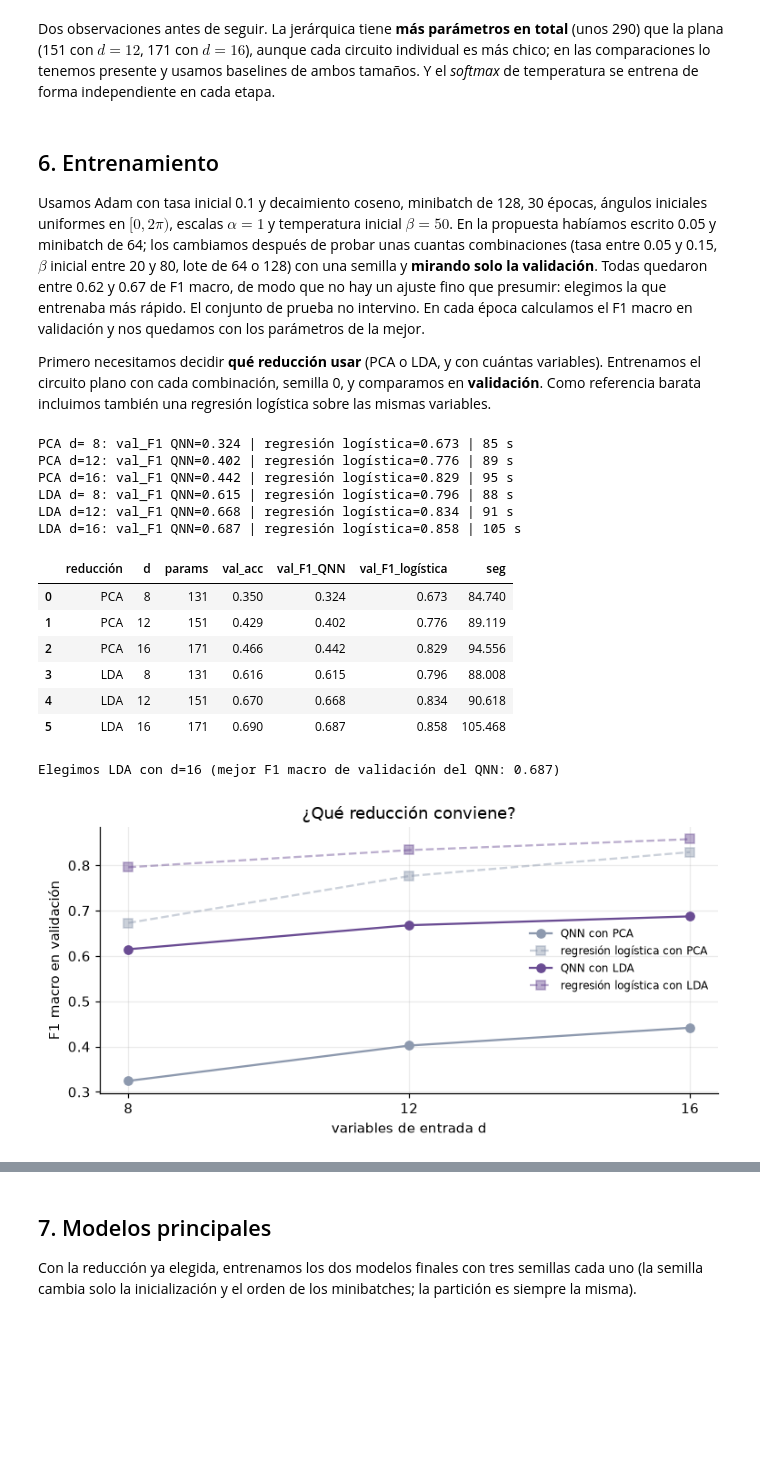
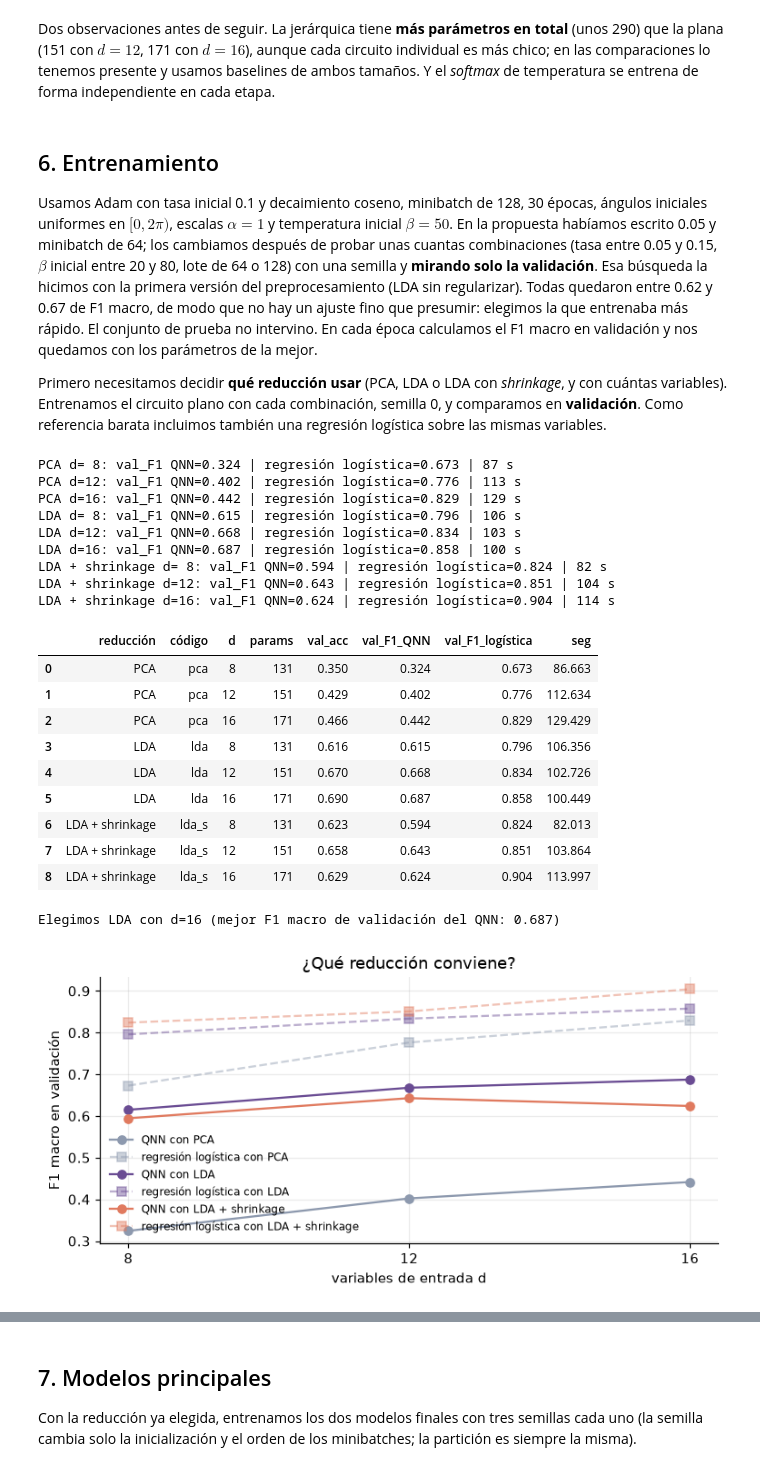
Before and after one commit to KarlaRoChi/Proyecto-FInal-Compu-Cuantica, a Jupyter notebook: Proyecto_Razas/Proyecto_Final_Razas_QML.ipynb, the cells around one changed output, grey strips where cells are left out. Saved outputs shown, nothing was run; the diff lists cells and outputs as text; code cells hidden in the pictures; blank space fills up the shorter version.

```diff
--- a/Proyecto_Razas/Proyecto_Final_Razas_QML.ipynb
+++ b/Proyecto_Razas/Proyecto_Final_Razas_QML.ipynb
@@ -275,9 +276,10 @@ Xva, yva = X_tv[idx_va], y_tv[idx_va]
 print(f"entrenamiento={len(ytr)}  validación={len(yva)}  prueba={len(y_te)}")
 
 class Reductor:
-    """Estandariza -> PCA o LDA -> escala a [0, pi]. Todo se ajusta con los datos que se le pasan en fit."""
+    """Estandariza -> PCA, LDA o LDA con shrinkage -> escala a [0, pi]. Todo se ajusta con los datos que se le pasan en fit."""
     def __init__(self, tipo="pca", d=12):
-        self.tipo, self.d = tipo, d
+        # tipo: "pca", "lda" o "lda_s" (LDA con shrinkage)
+        self.tipo, self.d, self.shrink = ("lda" if tipo.startswith("lda") else tipo), d, tipo == "lda_s"
     def fit(self, X, y):
         self.sc = StandardScaler().fit(X)
         Z = self.sc.transform(X)
@@ -285,7 +287,9 @@ class Reductor:
             self.red = PCA(self.d, random_state=SEED).fit(Z)
         else:
             self.pre = PCA(min(256, Z.shape[0] - 1, Z.shape[1]), random_state=SEED).fit(Z)
-            self.red = LinearDiscriminantAnalysis(n_components=self.d).fit(self.pre.transform(Z), y)
+            lda = (LinearDiscriminantAnalysis(solver="eigen", shrinkage="auto", n_components=self.d) if self.shrink
+                   else LinearDiscriminantAnalysis(n_components=self.d))
+            self.red = lda.fit(self.pre.transform(Z), y)
         self.ang = MinMaxScaler((0, np.pi)).fit(self._proyecta(X))
         return self
     def _proyecta(self, X):
@@ -606,9 +626,9 @@ Dos observaciones antes de seguir. La jerárquica tiene **más parámetros en to
 # %% [markdown]
 ## 6. Entrenamiento
 
-Usamos Adam con tasa inicial 0.1 y decaimiento coseno, minibatch de 128, 30 épocas, ángulos iniciales uniformes en $[0,2\pi)$, escalas $\alpha=1$ y temperatura inicial $\beta=50$. En la propuesta habíamos escrito 0.05 y minibatch de 64; los cambiamos después de probar unas cuantas combinaciones (tasa entre 0.05 y 0.15, $\beta$ inicial entre 20 y 80, lote de 64 o 128) con una semilla y **mirando solo la validación**. Todas quedaron entre 0.62 y 0.67 de F1 macro, de modo que no hay un ajuste fino que presumir: elegimos la que entrenaba más rápido. El conjunto de prueba no intervino. En cada época calculamos el F1 macro en validación y nos quedamos con los parámetros de la mejor.
+Usamos Adam con tasa inicial 0.1 y decaimiento coseno, minibatch de 128, 30 épocas, ángulos iniciales uniformes en $[0,2\pi)$, escalas $\alpha=1$ y temperatura inicial $\beta=50$. En la propuesta habíamos escrito 0.05 y minibatch de 64; los cambiamos después de probar unas cuantas combinaciones (tasa entre 0.05 y 0.15, $\beta$ inicial entre 20 y 80, lote de 64 o 128) con una semilla y **mirando solo la validación**. Esa búsqueda la hicimos con la primera versión del preprocesamiento (LDA sin regularizar). Todas quedaron entre 0.62 y 0.67 de F1 macro, de modo que no hay un ajuste fino que presumir: elegimos la que entrenaba más rápido. El conjunto de prueba no intervino. En cada época calculamos el F1 macro en validación y nos quedamos con los parámetros de la mejor.
 
-Primero necesitamos decidir **qué reducción usar** (PCA o LDA, y con cuántas variables). Entrenamos el circuito plano con cada combinación, semilla 0, y comparamos en **validación**. Como referencia barata incluimos también una regresión logística sobre las mismas variables.
+Primero necesitamos decidir **qué reducción usar** (PCA, LDA o LDA con *shrinkage*, y con cuántas variables). Entrenamos el circuito plano con cada combinación, semilla 0, y comparamos en **validación**. Como referencia barata incluimos también una regresión logística sobre las mismas variables.
 # %%
 EPOCAS = 2 if MODO_RAPIDO else 30
 SEMILLAS = (0,) if MODO_RAPIDO else (0, 1, 2)
@@ -624,44 +644,51 @@ def metricas(P, y):
                 acc_especie=np.mean(especie(pred) == especie(y)), err_misma_especie=intra)
 
 filas = []
-for tipo in ("pca", "lda"):
+NOMBRE_RED = {"pca": "PCA", "lda": "LDA", "lda_s": "LDA + shrinkage"}
+for tipo in ("pca", "lda", "lda_s"):
     for dd in (8, 12, 16):
         R = Reductor(tipo, dd).fit(Xtr, ytr)
         Ztr_, Zva_ = R.transform(Xtr), R.transform(Xva)
         m = QNN(6, dd, K, L_PLANO).fit(Ztr_, ytr, Zva_, yva, epocas=EPOCAS, seed=0)
         lr_ = LogisticRegression(max_iter=3000).fit(Ztr_, ytr)
         mv = metricas(m.predict_proba(Zva_), yva)
-        filas.append(dict(reducción=tipo.upper(), d=dd, params=m.n_params, val_acc=mv["acc"], val_F1_QNN=mv["f1_macro"],
+        filas.append(dict(reducción=NOMBRE_RED[tipo], código=tipo, d=dd, params=m.n_params, val_acc=mv["acc"], val_F1_QNN=mv["f1_macro"],
                           val_F1_logística=f1_score(yva, lr_.predict(Zva_), average="macro"), seg=m.tiempo))
-        print(f"{tipo.upper()} d={dd:2d}: val_F1 QNN={mv['f1_macro']:.3f} | regresión logística={filas[-1]['val_F1_logística']:.3f} | {m.tiempo:.0f} s")
+        print(f"{NOMBRE_RED[tipo]} d={dd:2d}: val_F1 QNN={mv['f1_macro']:.3f} | regresión logística={filas[-1]['val_F1_logística']:.3f} | {m.tiempo:.0f} s")
 sel = pd.DataFrame(filas)
 display(sel.round(3))
 # %% [output]
-PCA d= 8: val_F1 QNN=0.324 | regresión logística=0.673 | 85 s
-PCA d=12: val_F1 QNN=0.402 | regresión logística=0.776 | 89 s
-PCA d=16: val_F1 QNN=0.442 | regresión logística=0.829 | 95 s
-LDA d= 8: val_F1 QNN=0.615 | regresión logística=0.796 | 88 s
-LDA d=12: val_F1 QNN=0.668 | regresión logística=0.834 | 91 s
-LDA d=16: val_F1 QNN=0.687 | regresión logística=0.858 | 105 s
+PCA d= 8: val_F1 QNN=0.324 | regresión logística=0.673 | 87 s
+PCA d=12: val_F1 QNN=0.402 | regresión logística=0.776 | 113 s
+PCA d=16: val_F1 QNN=0.442 | regresión logística=0.829 | 129 s
+LDA d= 8: val_F1 QNN=0.615 | regresión logística=0.796 | 106 s
+LDA d=12: val_F1 QNN=0.668 | regresión logística=0.834 | 103 s
+LDA d=16: val_F1 QNN=0.687 | regresión logística=0.858 | 100 s
+LDA + shrinkage d= 8: val_F1 QNN=0.594 | regresión logística=0.824 | 82 s
+LDA + shrinkage d=12: val_F1 QNN=0.643 | regresión logística=0.851 | 104 s
+LDA + shrinkage d=16: val_F1 QNN=0.624 | regresión logística=0.904 | 114 s
-|  | reducción | d | params | val_acc | val_F1_QNN | val_F1_logística | seg |
-| 0 | PCA | 8 | 131 | 0.350 | 0.324 | 0.673 | 84.740 |
-| 1 | PCA | 12 | 151 | 0.429 | 0.402 | 0.776 | 89.119 |
-| 2 | PCA | 16 | 171 | 0.466 | 0.442 | 0.829 | 94.556 |
-| 3 | LDA | 8 | 131 | 0.616 | 0.615 | 0.796 | 88.008 |
-| 4 | LDA | 12 | 151 | 0.670 | 0.668 | 0.834 | 90.618 |
-| 5 | LDA | 16 | 171 | 0.690 | 0.687 | 0.858 | 105.468 |
+|  | reducción | código | d | params | val_acc | val_F1_QNN | val_F1_logística | seg |
+| 0 | PCA | pca | 8 | 131 | 0.350 | 0.324 | 0.673 | 86.663 |
+| 1 | PCA | pca | 12 | 151 | 0.429 | 0.402 | 0.776 | 112.634 |
+| 2 | PCA | pca | 16 | 171 | 0.466 | 0.442 | 0.829 | 129.429 |
+| 3 | LDA | lda | 8 | 131 | 0.616 | 0.615 | 0.796 | 106.356 |
+| 4 | LDA | lda | 12 | 151 | 0.670 | 0.668 | 0.834 | 102.726 |
+| 5 | LDA | lda | 16 | 171 | 0.690 | 0.687 | 0.858 | 100.449 |
+| 6 | LDA + shrinkage | lda_s | 8 | 131 | 0.623 | 0.594 | 0.824 | 82.013 |
+| 7 | LDA + shrinkage | lda_s | 12 | 151 | 0.658 | 0.643 | 0.851 | 103.864 |
+| 8 | LDA + shrinkage | lda_s | 16 | 171 | 0.629 | 0.624 | 0.904 | 113.997 |
 # %%
 mejor = sel.loc[sel.val_F1_QNN.idxmax()]
-RED, D_PLANO = mejor["reducción"].lower(), int(mejor["d"])
-print(f"Elegimos {RED.upper()} con d={D_PLANO} (mejor F1 macro de validación del QNN: {mejor.val_F1_QNN:.3f})")
+RED, D_PLANO = mejor["código"], int(mejor["d"])
+print(f"Elegimos {NOMBRE_RED[RED]} con d={D_PLANO} (mejor F1 macro de validación del QNN: {mejor.val_F1_QNN:.3f})")
 
 fig, ax = plt.subplots(figsize=(7, 3.6))
-for tipo, col in (("PCA", C_CLAS), ("LDA", C_QNN)):
+for tipo, col in (("PCA", C_CLAS), ("LDA", C_QNN), ("LDA + shrinkage", C_GATO)):
     s = sel[sel["reducción"] == tipo]
     ax.plot(s.d, s.val_F1_QNN, "o-", color=col, label=f"QNN con {tipo}")
     ax.plot(s.d, s.val_F1_logística, "s--", color=col, alpha=.45, label=f"regresión logística con {tipo}")
 ax.set_xticks([8, 12, 16]); ax.set_xlabel("variables de entrada d"); ax.set_ylabel("F1 macro en validación")
 ax.set_title("¿Qué reducción conviene?"); ax.legend(frameon=False, fontsize=8); plt.tight_layout(); plt.show()
 # %% [output]
 Elegimos LDA con d=16 (mejor F1 macro de validación del QNN: 0.687)
-[figure, old version]
+[figure, new version]
```
Also changed, not shown: parts of 20 cells of this notebook, 1 other file.
